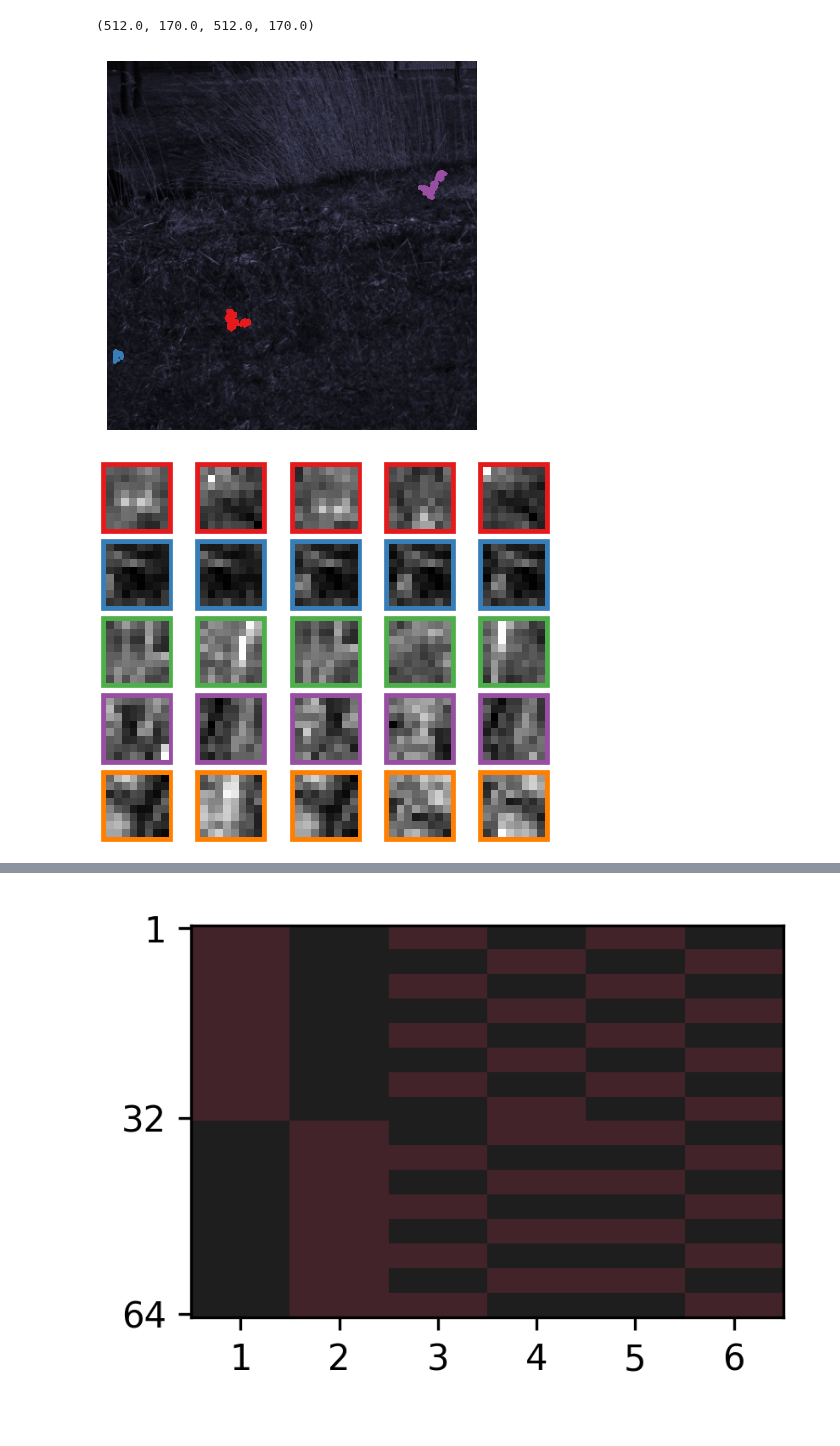
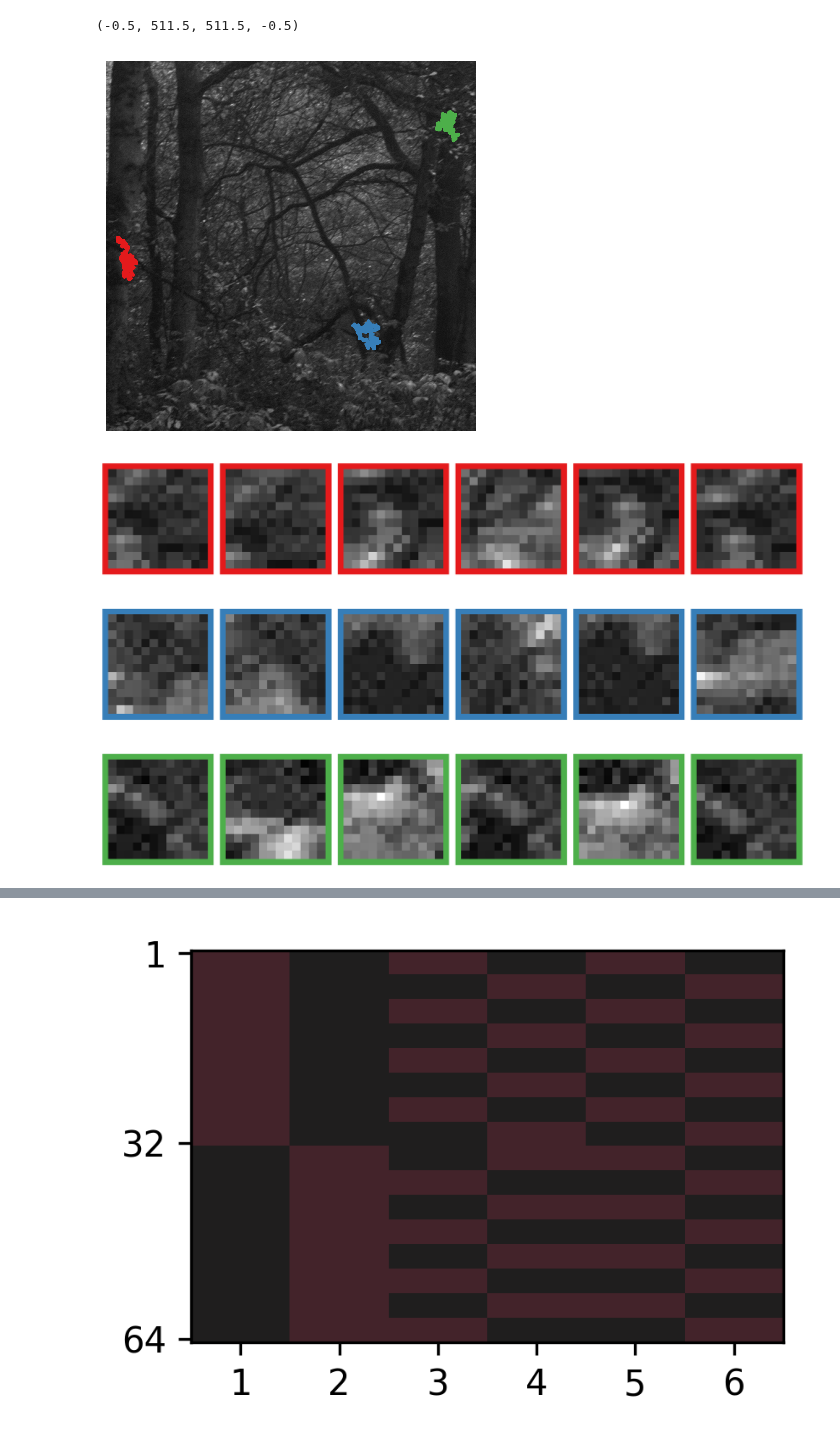
Before and after one commit to lyndond/frame_whitening, a Jupyter notebook: figures/conv2d.ipynb, the cells around one changed output, grey strips where cells are left out. Drawn from its saved outputs; the diff is of its cells as text; code cells hidden in the pictures.

```diff
--- a/figures/conv2d.ipynb
+++ b/figures/conv2d.ipynb
@@ -19,7 +19,7 @@ images = fwd.load_images(n_images=n_images, crop_size=512, rng=rng)
 
 images = [img / np.max(img) for img in images]
 
-img = images[4]
+img = images[5]
 
 fig, ax = plt.subplots(1, 1, figsize=(5, 5))
 ax.imshow(img, cmap="gray")
@@ -29,31 +29,30 @@ ax.set(xticklabels=[], yticklabels=[]);
 # %%
-patch_h, patch_w = 8, 8
+patch_h, patch_w = 12, 12
 img_h, img_w = img.shape
 
-sigma = .1
+sigma = .2
 n_steps = 20_000
 
 fig, ax = plt.subplots(1, 1)
-im = ax.imshow(img, cmap="bone")
+im = ax.imshow(img, cmap="gray")
 
-n_contexts = 5
+n_contexts = 3
 cols = sns.color_palette("Set1", n_contexts)
 
-all_contexts, walk_coords = fwd.get_contexts(img, patch_h, patch_w, n_contexts, sigma, n_steps, pad_factor=1, rng=rng)
+rng = np.random.default_rng(69)
+all_contexts, walk_coords = fwd.get_contexts(img, patch_h, patch_w, n_contexts, sigma, n_steps, pad_factor=1., rng=rng)
 for idx, walk_hw in enumerate(walk_coords):
     walk_h, walk_w = walk_hw[:, 0], walk_hw[:, 1]
     ax.plot(walk_h, walk_w, color=cols[idx])
 
-im = ax.imshow(img[-img_h//3:, -img_w//3:], cmap="gray")
-ax.set(xlim=(img_h, img_h//3), ylim=(img_w, img_w//3))
 ax.axis("off")
 # %% [output]
-(512.0, 170.0, 512.0, 170.0)
+(-0.5, 511.5, 511.5, -0.5)
-[figure, old version]
+[figure, new version]
 # %%
-fwd.plot_context_samples(all_contexts, 5, "gray", "Set1", True);
+fwd.plot_context_samples(all_contexts, 6, "gray", "Set1", True, dpi=300 );
 # %% [output]
-[figure, old version]
+[figure, new version]
 # %%
 X = all_contexts[0]
 X0 = X.reshape(n_steps, -1)
```
Also changed, not shown: parts of 9 cells of this notebook.
